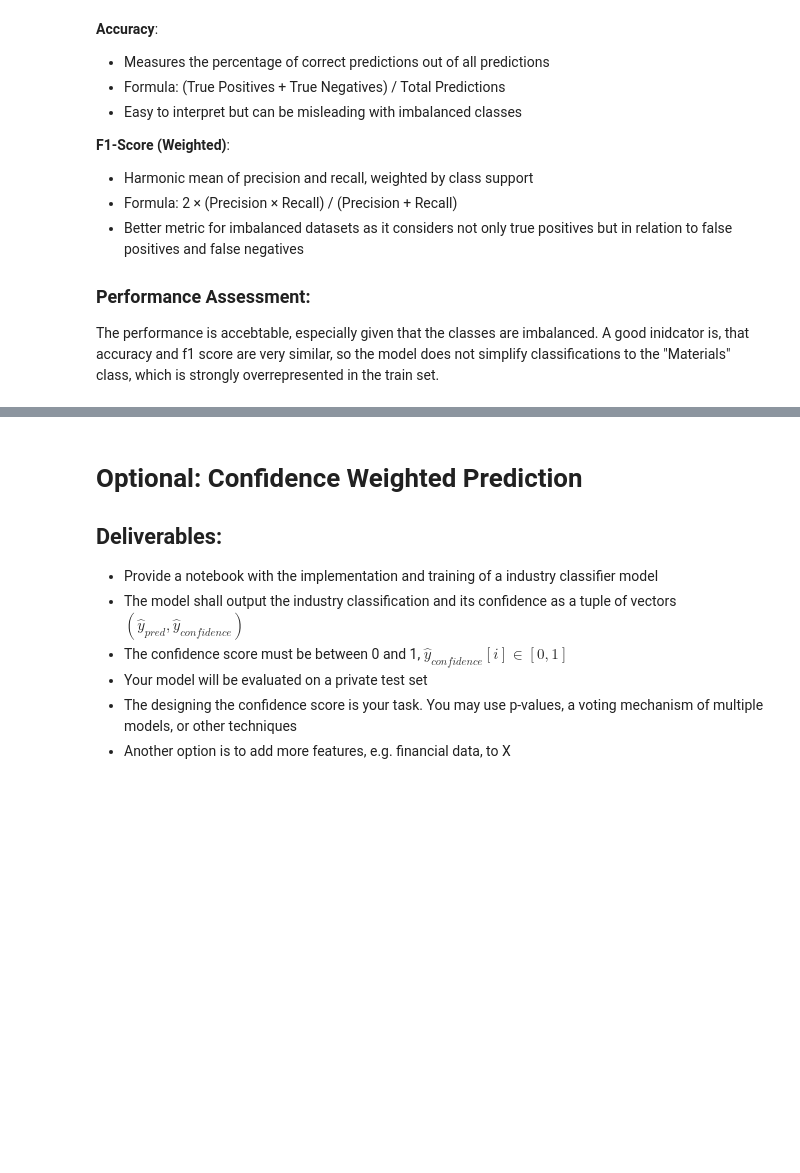
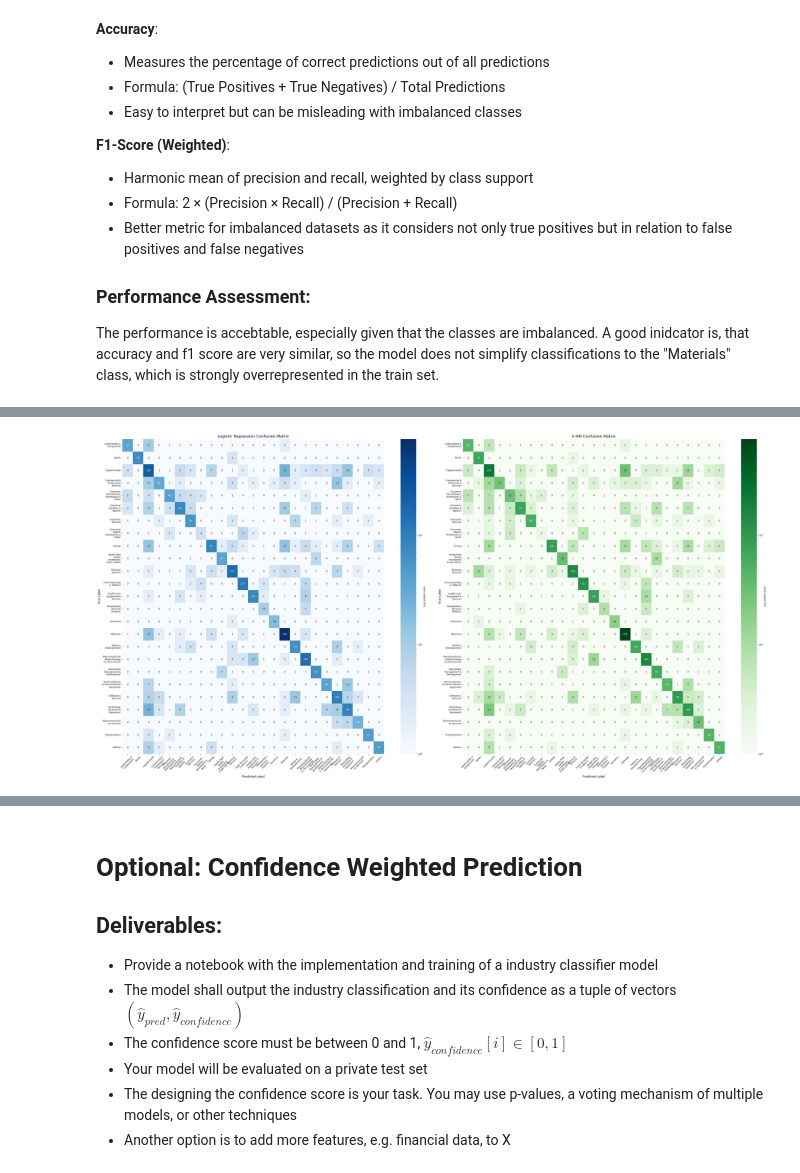
Before and after one commit to AnabelNigsch/FoDS_Practicals, a Jupyter notebook: Notebooks/code_skeleton_industry_classification.ipynb, the cells around one changed output, grey strips where cells are left out. Saved outputs shown, nothing was run; the diff lists cells and outputs as text; code cells hidden in the pictures; blank space fills up the shorter version.

```diff
--- a/Notebooks/code_skeleton_industry_classification.ipynb
+++ b/Notebooks/code_skeleton_industry_classification.ipynb
@@ -289,0 +287,14 @@ plt.show()
+# %%
+label_indices = np.arange(len(label_encoder.classes_))
+wrapped_labels = wrap_labels(label_encoder.classes_)
+
+cm, cm_for_colors, annot = compute_log_conf_matrix(y_val, y_pred_log, label_indices)
+
+plot_single_conf_matrix(
+    cm_for_colors,
+    annot,
+    wrapped_labels,
+    title="Confusion Matrix (Log Color Scale with Zeros & Wrapped Labels)",
+    cmap='Blues',
+    vmax=cm.max()
+)
@@ -289,0 +309,51 @@ plt.show()
+# %%
+label_indices = np.arange(len(label_encoder.classes_))
+wrapped_labels = wrap_labels(label_encoder.classes_)
+
+cm_log, cm_log_colors, annot_log = compute_log_conf_matrix(y_val, y_pred_log, label_indices)
+cm_knn, cm_knn_colors, annot_knn = compute_log_conf_matrix(y_val, y_pred_knn, label_indices)
+
+fig, axes = plt.subplots(1, 2, figsize=(40, 20))
+
+def plot_to_axis(ax, cm_colors, annot, labels, title, cmap, vmax):
+    sns.heatmap(
+        cm_colors,
+        annot=annot,
+        fmt='',
+        cmap=cmap,
+        norm=LogNorm(vmin=1, vmax=vmax),
+        xticklabels=labels,
+        yticklabels=labels,
+        cbar_kws={'label': 'Log-scaled count'},
+        ax=ax
+    )
+    ax.set_title(title, fontsize=16)
+    ax.set_xlabel("Predicted Label", fontsize=12)
+    ax.set_ylabel("True Label", fontsize=12)
+    ax.tick_params(axis='x', rotation=45, labelsize=9)
+    ax.tick_params(axis='y', labelsize=9)
+
+plot_to_axis(
+    axes[0],
+    cm_log_colors,
+    annot_log,
+    wrapped_labels,
+    title="Logistic Regression Confusion Matrix",
+    cmap='Blues',
+    vmax=cm_log.max()
+)
+
+plot_to_axis(
+    axes[1],
+    cm_knn_colors,
+    annot_knn,
+    wrapped_labels,
+    title="k-NN Confusion Matrix",
+    cmap='Greens',
+    vmax=cm_knn.max()
+)
+
+plt.tight_layout()
+plt.show()
+# %% [output]
+[figure, added]
```
Also changed, not shown: parts of 9 cells of this notebook.
